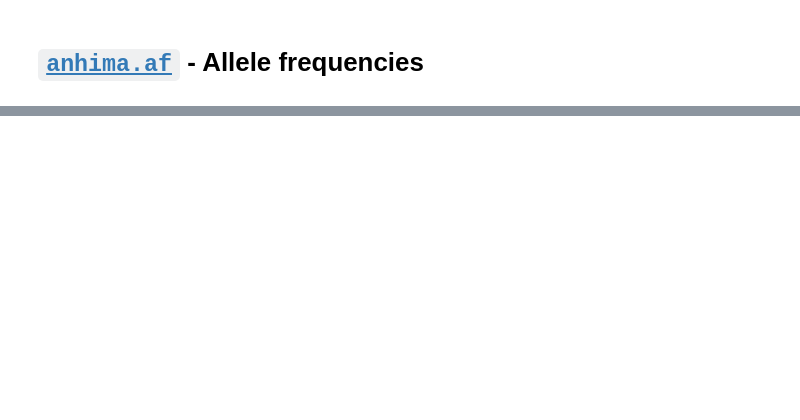
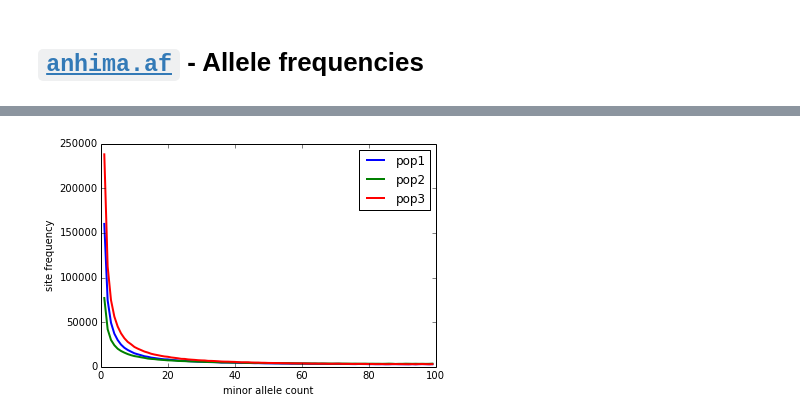
Before and after one commit to alimanfoo/anhima, a Jupyter notebook: examples/af.ipynb, the cells around one changed output, grey strips where cells are left out. Cells and saved outputs as stored; diff of their text form; code cells hidden in the pictures; blank space fills up the shorter version.

```diff
--- a/examples/af.ipynb
+++ b/examples/af.ipynb
@@ -62,0 +124,13 @@ plt.hist(af);
+# %%
+pop1_sfs_folded = anhima.af.site_frequency_spectrum_folded(pop1_biallelic_ac)
+pop2_sfs_folded = anhima.af.site_frequency_spectrum_folded(pop2_biallelic_ac)
+pop3_sfs_folded = anhima.af.site_frequency_spectrum_folded(pop3_biallelic_ac)
+
+fig, ax = plt.subplots()
+anhima.af.plot_site_frequency_spectrum(pop1_sfs_folded, ax=ax, label='pop1', plot_kwargs=dict(lw=2))
+anhima.af.plot_site_frequency_spectrum(pop2_sfs_folded, ax=ax, label='pop2', plot_kwargs=dict(lw=2))
+anhima.af.plot_site_frequency_spectrum(pop3_sfs_folded, ax=ax, label='pop3', plot_kwargs=dict(lw=2))
+ax.set_xlabel('minor allele count')
+ax.legend();
+# %% [output]
+[figure, added]
```
Also changed, not shown: parts of 21 cells of this notebook, 5 other files.
